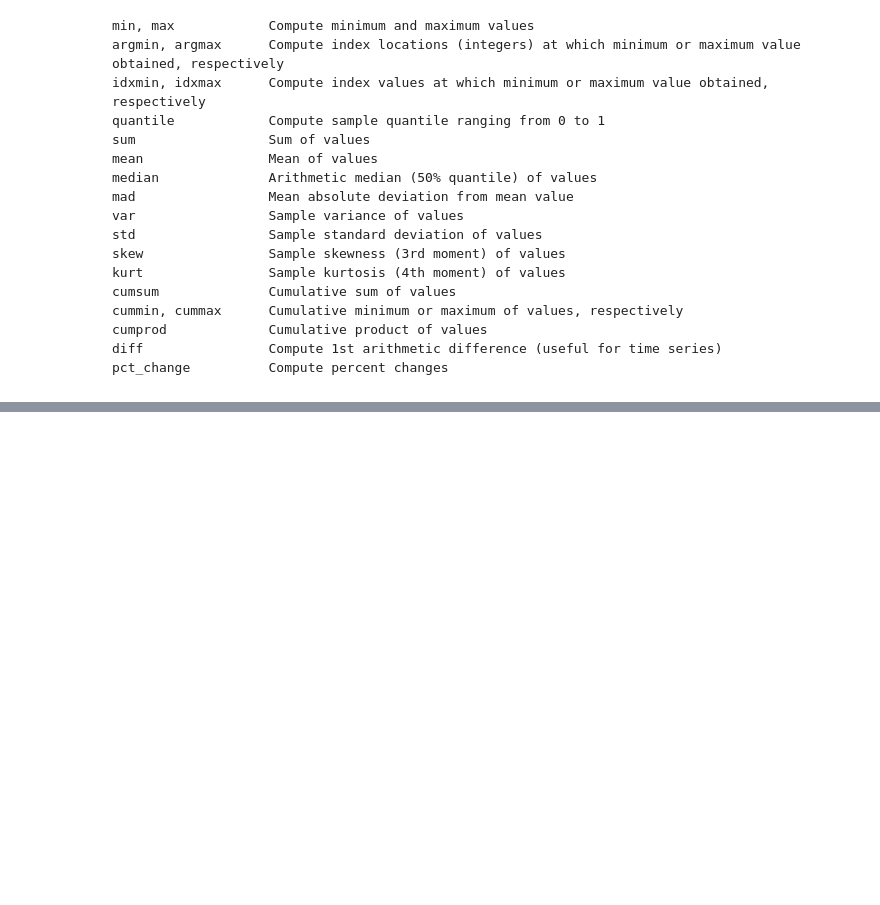
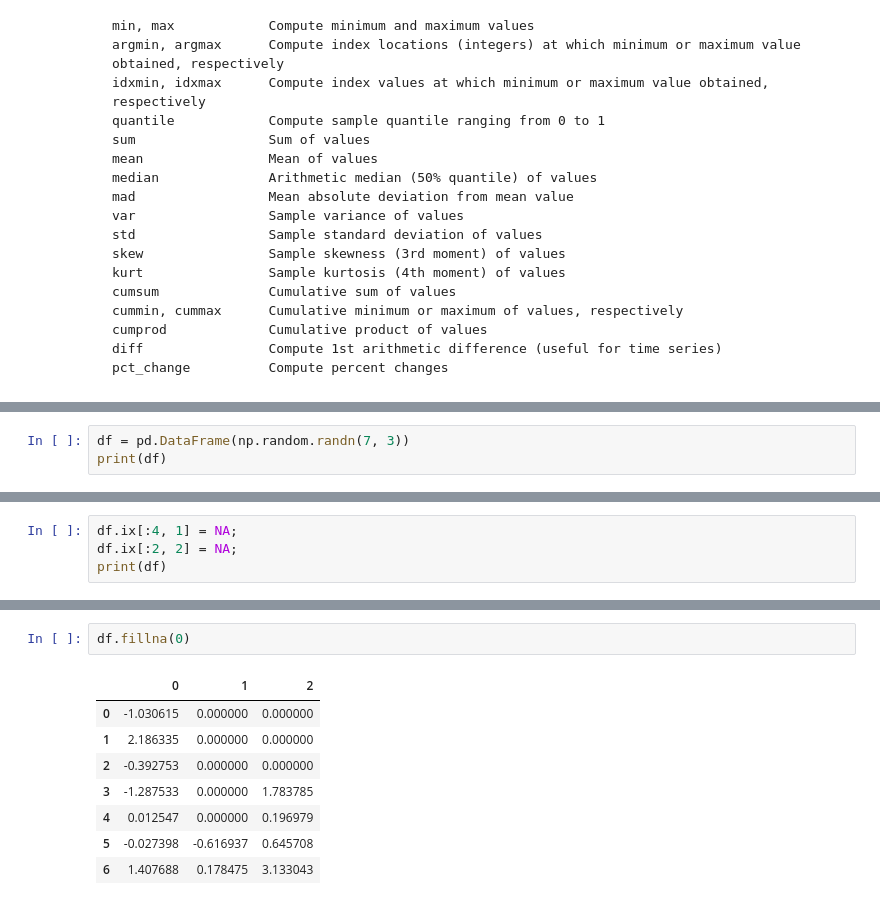
Before and after one commit to atulsingh0/MachineLearning, a Jupyter notebook: python_DC/LP_Summary_MissingData_#3.ipynb, the cells around one changed output, grey strips where cells are left out. Drawn from its saved outputs; the diff is of its cells as text; blank space fills up the shorter version.

```diff
--- a/python_DC/LP_Summary_MissingData_#3.ipynb
+++ b/python_DC/LP_Summary_MissingData_#3.ipynb
@@ -106,0 +422,3 @@ pct_change          Compute percent changes
+# %%
+df = pd.DataFrame(np.random.randn(7, 3))
+print(df)
@@ -106,0 +434,4 @@ pct_change          Compute percent changes
+# %%
+df.ix[:4, 1] = NA;
+df.ix[:2, 2] = NA;
+print(df)
@@ -106,0 +465,11 @@ pct_change          Compute percent changes
+# %%
+df.fillna(0)
+# %% [output]
+|  | 0 | 1 | 2 |
+| 0 | -1.030615 | 0.000000 | 0.000000 |
+| 1 | 2.186335 | 0.000000 | 0.000000 |
+| 2 | -0.392753 | 0.000000 | 0.000000 |
+| 3 | -1.287533 | 0.000000 | 1.783785 |
+| 4 | 0.012547 | 0.000000 | 0.196979 |
+| 5 | -0.027398 | -0.616937 | 0.645708 |
+| 6 | 1.407688 | 0.178475 | 3.133043 |
```
Also changed, not shown: parts of 52 cells of this notebook, 1 other file.
